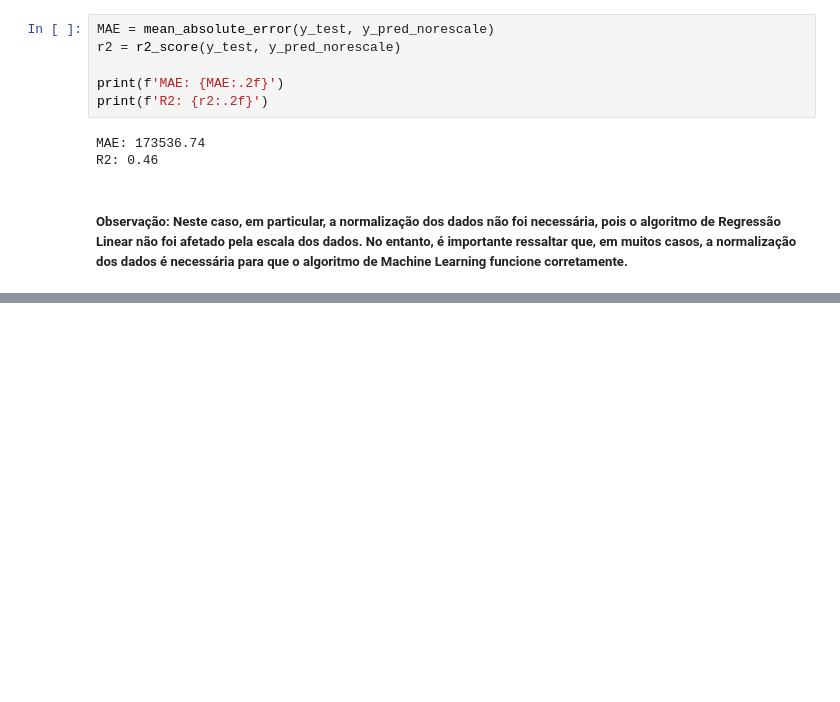
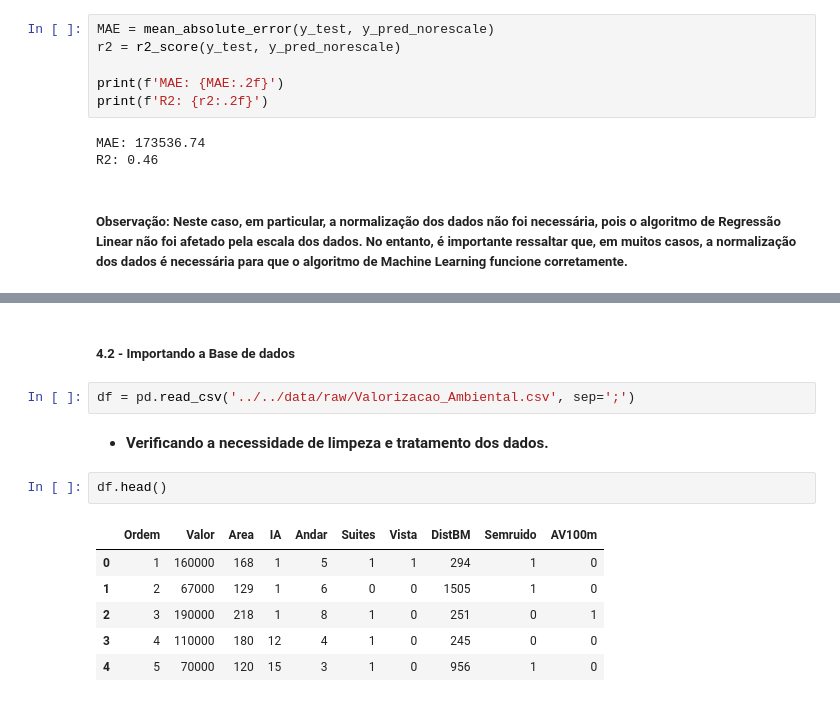
Before and after one commit to janainacazuza/Data-Analytics-FIAP-Pos-Thech, a Jupyter notebook: fase_02/notebooks/exploration/01_Featuring.ipynb, the cells around one changed output, grey strips where cells are left out. Drawn from its saved outputs; the diff is of its cells as text; blank space fills up the shorter version.

```diff
--- a/fase_02/notebooks/exploration/01_Featuring.ipynb
+++ b/fase_02/notebooks/exploration/01_Featuring.ipynb
@@ -249,0 +267,15 @@ R2: 0.46
+# %% [markdown]
+##### 4.2 -  Importando a Base de dados
+# %%
+df = pd.read_csv('../../data/raw/Valorizacao_Ambiental.csv', sep=';')
+# %% [markdown]
+* **Verificando a necessidade de limpeza e tratamento dos dados.**
+# %%
+df.head()
+# %% [output]
+|  | Ordem | Valor | Area | IA | Andar | Suites | Vista | DistBM | Semruido | AV100m |
+| 0 | 1 | 160000 | 168 | 1 | 5 | 1 | 1 | 294 | 1 | 0 |
+| 1 | 2 | 67000 | 129 | 1 | 6 | 0 | 0 | 1505 | 1 | 0 |
+| 2 | 3 | 190000 | 218 | 1 | 8 | 1 | 0 | 251 | 0 | 1 |
+| 3 | 4 | 110000 | 180 | 12 | 4 | 1 | 0 | 245 | 0 | 0 |
+| 4 | 5 | 70000 | 120 | 15 | 3 | 1 | 0 | 956 | 1 | 0 |
```
Also changed, not shown: parts of 6 cells of this notebook, 1 other file.
